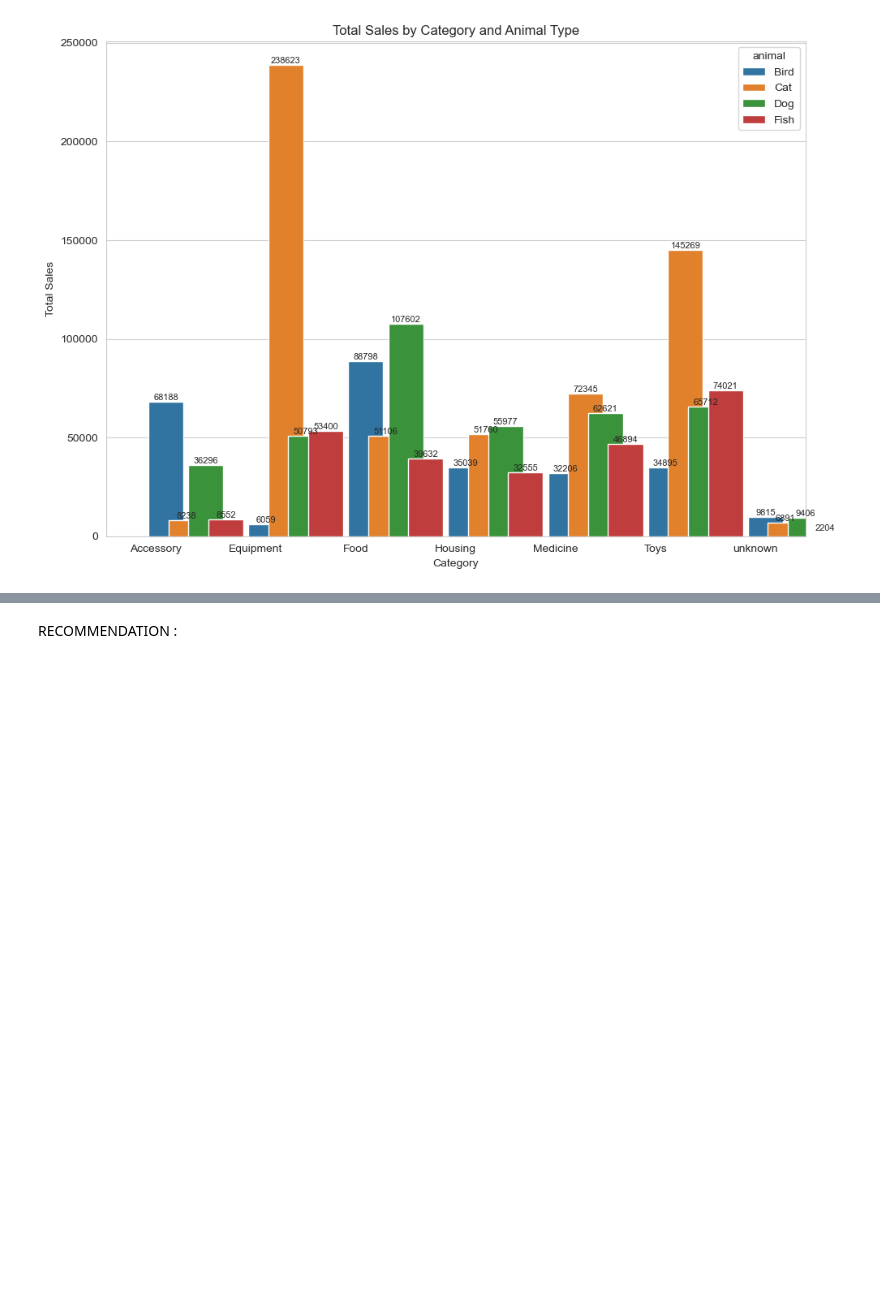
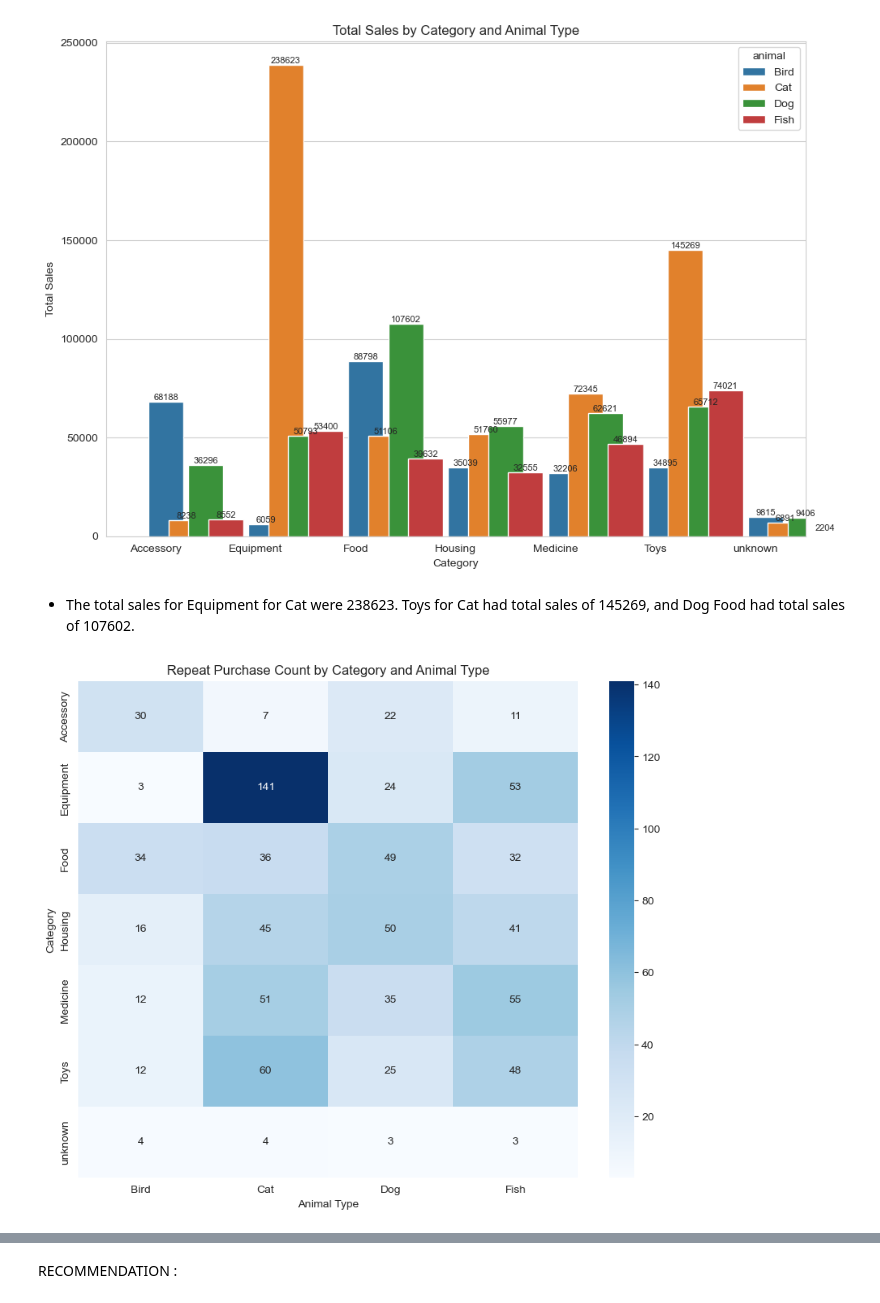
Before and after one commit to LoveRedemption/Pet_supply_analysis, a Jupyter notebook: Pet_Box.ipynb, the cells around one changed output, grey strips where cells are left out. Cells and saved outputs as stored; diff of their text form; code cells hidden in the pictures; blank space fills up the shorter version.

```diff
--- a/Pet_Box.ipynb
+++ b/Pet_Box.ipynb
@@ -547,3 +547,18 @@ plt.tight_layout()
 plt.show()
 # %% [output]
 [figure]
+# %% [markdown]
+- The total sales for Equipment for Cat were 238623. Toys for Cat had total sales of 145269, and Dog Food had total sales of 107602.
+# %%
+# Calculate the repeat purchase count by category and animal type
+repeat_purchase_count = df.groupby(['category', 'animal'])['repeat_purchase'].sum().unstack()
+
+# Create a heatmap to visualize the repeat purchase count by category and animal type
+plt.figure(figsize=(10, 8))
+sns.heatmap(repeat_purchase_count, cmap='Blues', annot=True, fmt='g')
+plt.title('Repeat Purchase Count by Category and Animal Type')
+plt.xlabel('Animal Type')
+plt.ylabel('Category')
+plt.show()
+# %% [output]
+[figure, added]
```
Also changed, not shown: parts of 3 cells of this notebook.
